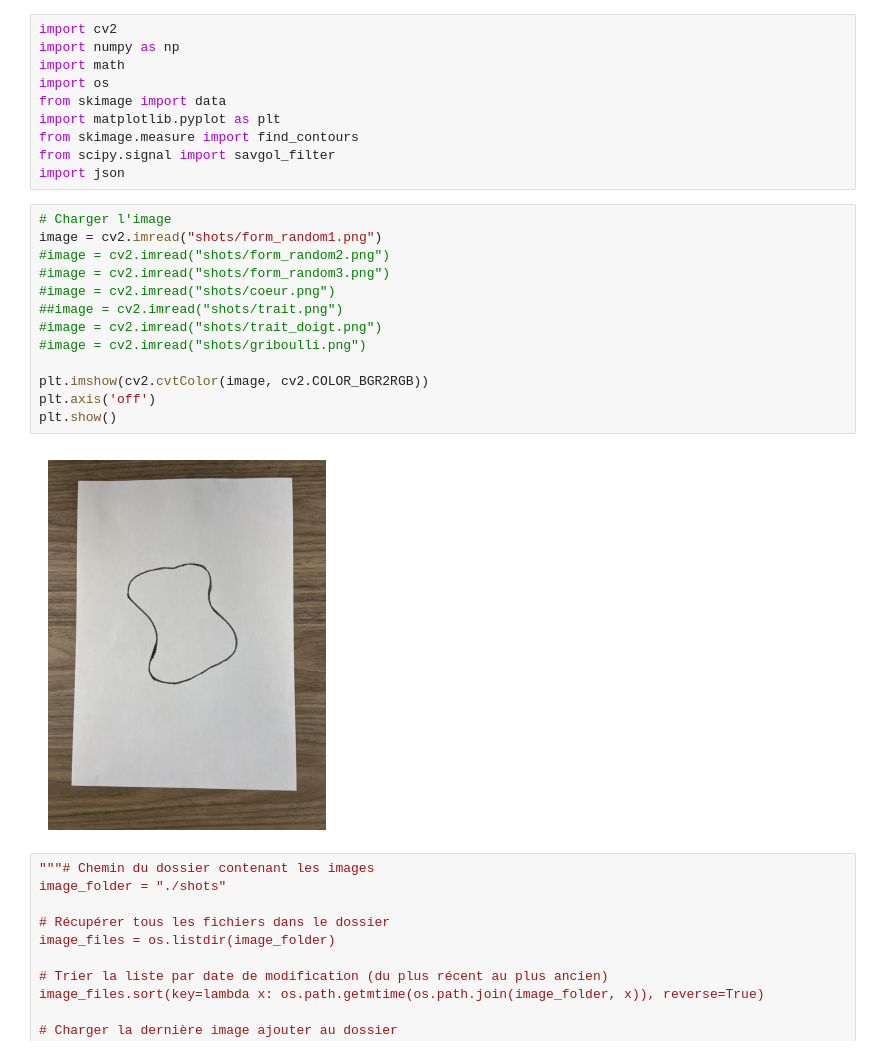
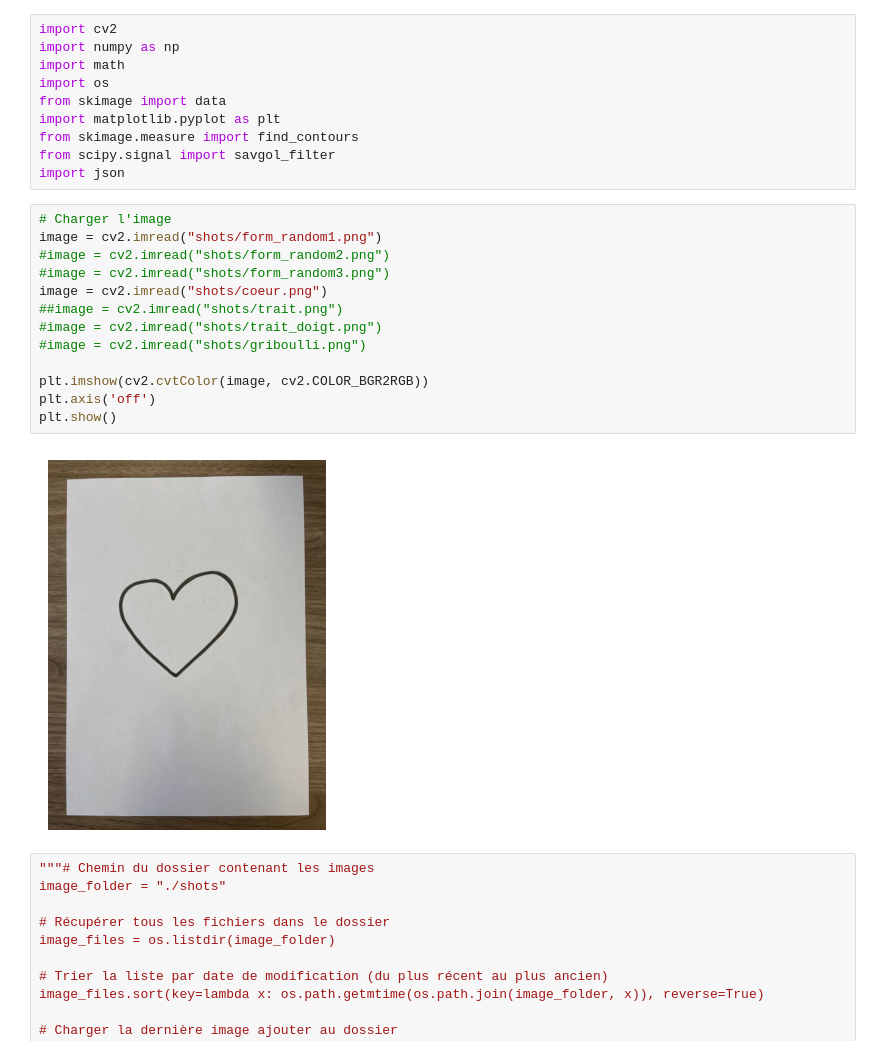
Before and after one commit to AmauryCHRONO/Projet-Transversal, a Jupyter notebook: Image_Analysis/Analysis/main.ipynb, the cells around one changed output. Cells and saved outputs as stored; diff of their text form.

```diff
--- a/Image_Analysis/Analysis/main.ipynb
+++ b/Image_Analysis/Analysis/main.ipynb
@@ -11,18 +11,18 @@ import json
 # %%
 # Charger l'image
 image = cv2.imread("shots/form_random1.png")
 #image = cv2.imread("shots/form_random2.png")
 #image = cv2.imread("shots/form_random3.png")
-#image = cv2.imread("shots/coeur.png")
+image = cv2.imread("shots/coeur.png")
 ##image = cv2.imread("shots/trait.png")
 #image = cv2.imread("shots/trait_doigt.png")
 #image = cv2.imread("shots/griboulli.png")
 
 plt.imshow(cv2.cvtColor(image, cv2.COLOR_BGR2RGB))
 plt.axis('off')
 plt.show()
 # %% [output]
-[figure, old version]
+[figure, new version]
 # %%
 """# Chemin du dossier contenant les images
 image_folder = "./shots"
```
Also changed, not shown: parts of 7 cells of this notebook, 3 other files.
